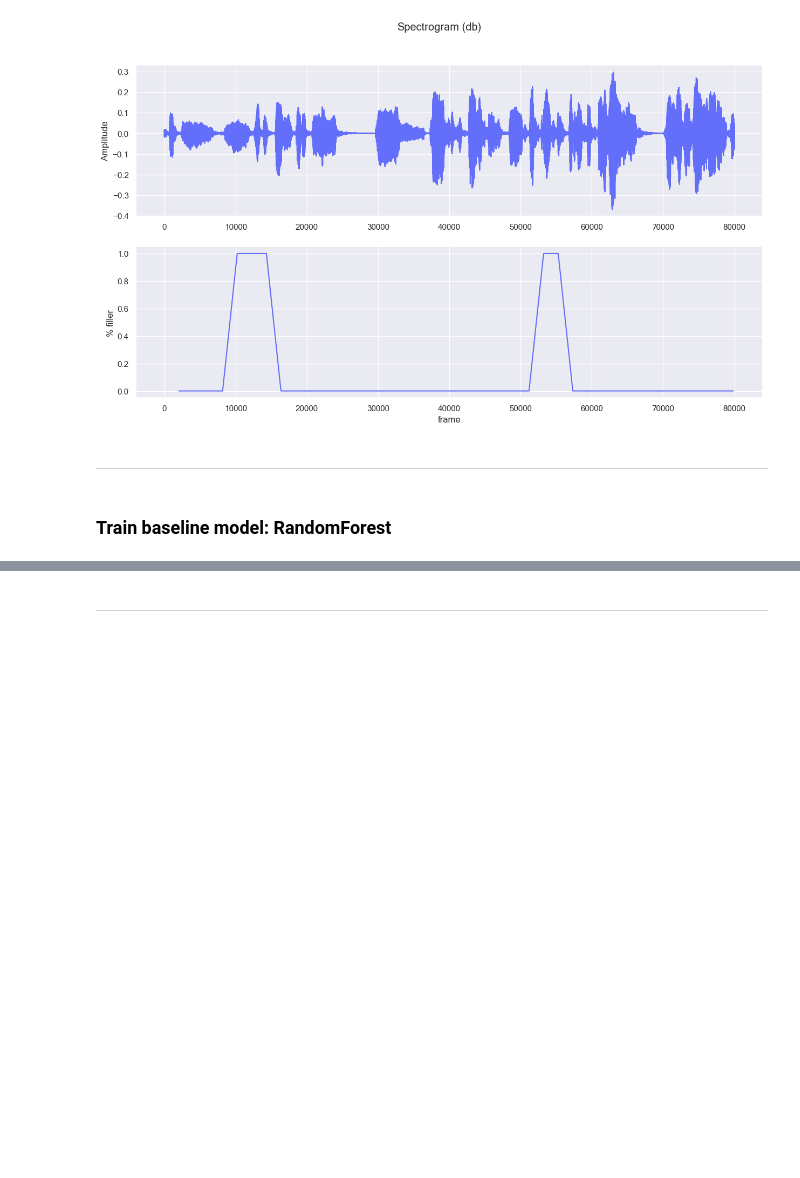
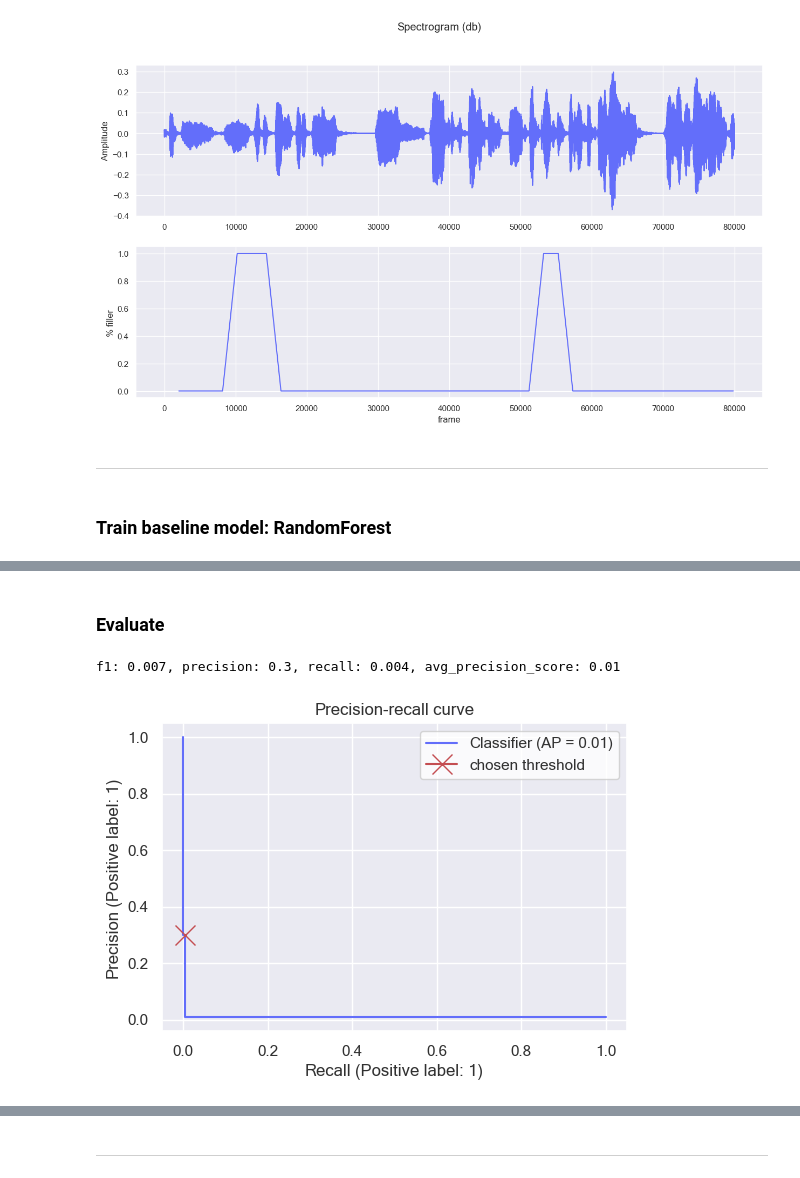
Before and after one commit to pavlo-seimskyi/filler-sound-detector, a Jupyter notebook: notebooks/2-build-training-data.ipynb, the cells around one changed output, grey strips where cells are left out. Drawn from its saved outputs; the diff is of its cells as text; code cells hidden in the pictures; blank space fills up the shorter version.

```diff
--- a/notebooks/2-build-training-data.ipynb
+++ b/notebooks/2-build-training-data.ipynb
@@ -249,0 +279,8 @@ model =
+# %%
+model = model.fit(x_train_numpy, y_train_numpy)
+# %%
+y_pred = model.predict(x_valid_numpy)
+# %%
+y_pred_proba = model.predict_proba(x_valid_numpy)[:, 1]
+# %% [markdown]
+### Evaluate
@@ -249,0 +299,23 @@ model =
+# %%
+def plot_precision_recall_curve(y_test, y_pred_proba, threshold, ax):
+    """Plot the curve with a marker pointing to the current cutoff threshold.
+    :param y_test: true target variable
+    :param y_pred_proba: prediction probabilities for the positive class (0.0 to 1.0)
+    :param threshold: cutoff point to determine the final prediction
+    :param ax: matplotlib.plt axis
+    :return: None
+    """
+    PrecisionRecallDisplay.from_predictions(y_test, y_pred_proba, ax=ax)
+    ax.set_title("Precision-recall curve")
+    y_pred = (y_pred_proba >= threshold).astype(float)
+    precision = precision_score(y_test, y_pred)
+    recall = recall_score(y_test, y_pred)
+    ax.plot(
+        recall,
+        precision,
+        marker="x",
+        color="r",
+        markersize=15,
+        label="chosen threshold",
+    )
+    ax.legend()
@@ -249,0 +334,9 @@ model =
+# %%
+print_metrics(y_valid_numpy, y_pred_proba)
+# %% [output]
+f1: 0.007, precision: 0.3, recall: 0.004, avg_precision_score: 0.01
+# %%
+fig, ax = plt.subplots()
+plot_precision_recall_curve(y_valid_numpy, y_pred_proba, threshold=0.5, ax=ax)
+# %% [output]
+[figure, added]
```
Also changed, not shown: parts of 44 cells of this notebook.
